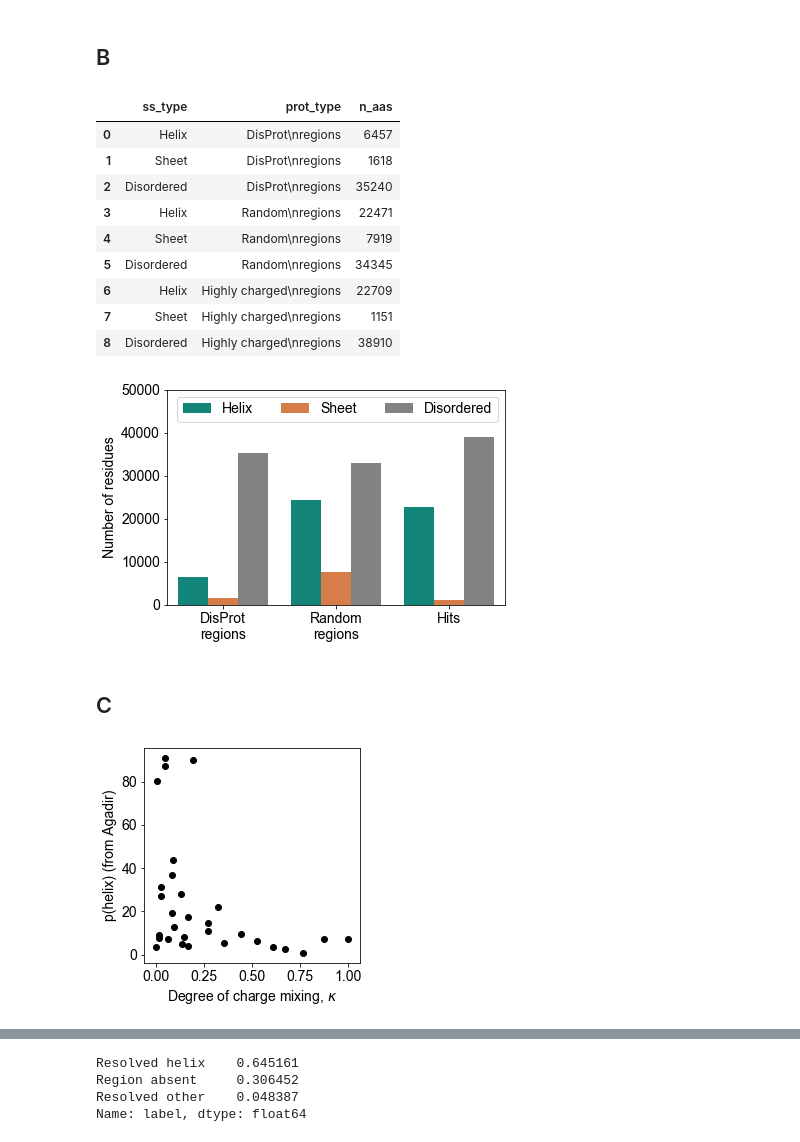
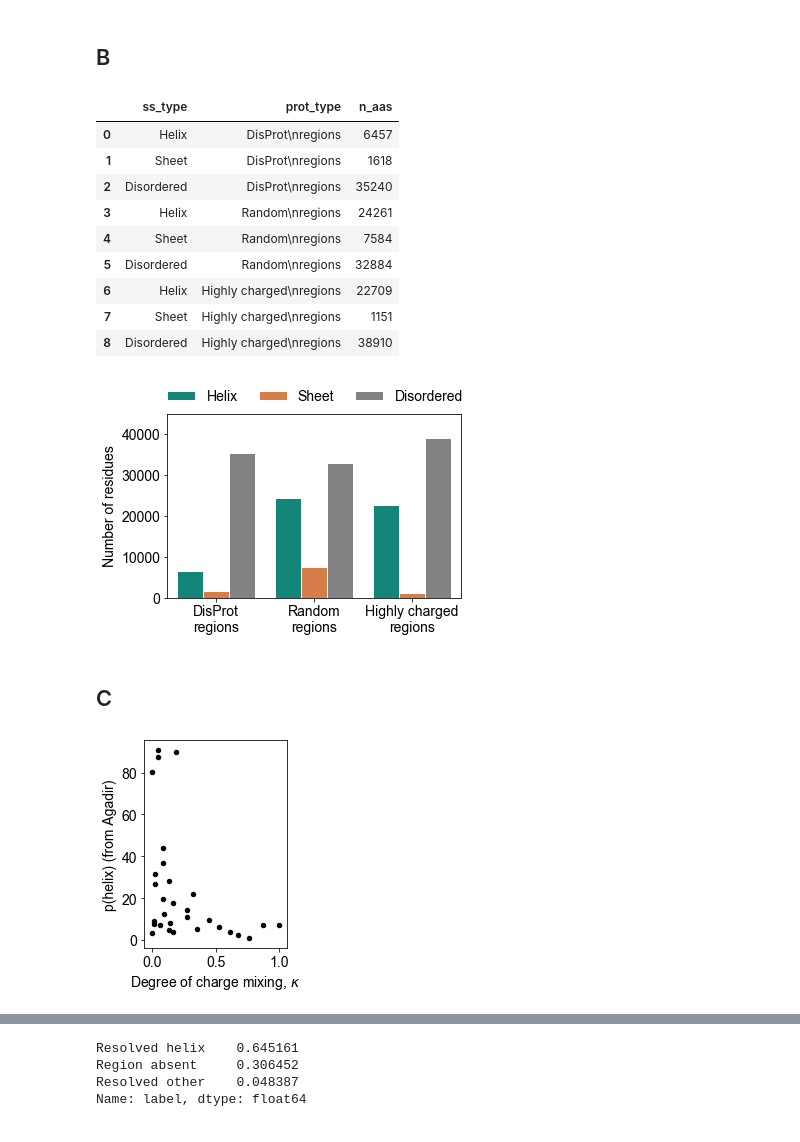
Before and after one commit to rosalindpan/hcrpaper, a Jupyter notebook: figures/Figure2.ipynb, the cells around one changed output, grey strips where cells are left out. Drawn from its saved outputs; the diff is of its cells as text; code cells hidden in the pictures.

Commit message:
figure edits

```diff
--- a/figures/Figure2.ipynb
+++ b/figures/Figure2.ipynb
@@ -29,5 +29,5 @@ cscheme = {'pos':'#0177BB', 'neg':'#CB3627', 'dis':'#828282', 'helix':'#009988',
 seed = 212121
 # %%
 # Filepaths
-path_to_af_data = "/Volumes/DATA/alphafold/UP000002311_559292_YEAST/"
-#path_to_af_data = '/mnt/d/research/drummond-lab/data/UP000002311_559292_YEAST_v2/'
+#path_to_af_data = "/Volumes/DATA/alphafold/UP000002311_559292_YEAST/"
+path_to_af_data = '/mnt/d/research/drummond-lab/data/UP000002311_559292_YEAST_v2/'
@@ -337,24 +351,27 @@ allssdf
 | 0 | Helix | DisProt\nregions | 6457 |
 | 1 | Sheet | DisProt\nregions | 1618 |
 | 2 | Disordered | DisProt\nregions | 35240 |
-| 3 | Helix | Random\nregions | 22471 |
-| 4 | Sheet | Random\nregions | 7919 |
-| 5 | Disordered | Random\nregions | 34345 |
+| 3 | Helix | Random\nregions | 24261 |
+| 4 | Sheet | Random\nregions | 7584 |
+| 5 | Disordered | Random\nregions | 32884 |
 | 6 | Helix | Highly charged\nregions | 22709 |
 | 7 | Sheet | Highly charged\nregions | 1151 |
 | 8 | Disordered | Highly charged\nregions | 38910 |
 # %%
-plt.figure(figsize=(6,4))
-sns.barplot(x="prot_type", y="n_aas", hue='ss_type', data=allssdf, palette=[cscheme['helix'], cscheme['sheet'], cscheme['dis']])
+plt.figure(figsize=(5.5,4))
+sns.barplot(data=allssdf, x="prot_type", y="n_aas", hue='ss_type',
+            palette=[cscheme['helix'], cscheme['sheet'], cscheme['dis']],
+            edgecolor="white")
 plt.xlabel(None)
 plt.ylabel("Number of residues")
-plt.legend(title=None, ncol=3)
-plt.ylim(0,50000)
+plt.legend(title=None, ncol=3, bbox_to_anchor=(1.05, 1.2), frameon=False,
+           columnspacing=1.5)
+plt.ylim(0,45000)
 plt.tight_layout()
-plt.savefig('./plots/Figure3.2B.png', dpi=300)
+plt.savefig('./plots/Figure2B.png', dpi=300)
 plt.show()
 # %% [output]
-[figure, old version]
+[figure, new version]
 # %% [markdown]
 ## C
 # %%
@@ -397,15 +414,15 @@ sv_kappas = [cp.kappa(x) for x in sv_seqs]
 sv_helix_data = np.genfromtxt("../data/agadir/2021-02-04_sv-series_pH-7.txt", skip_header=11)[:, 1::2]
 sv_helix_probs = sv_helix_data[:,-1]
 # %%
-plt.figure(figsize=(4, 4))
-plt.scatter(sv_kappas, sv_helix_probs, color='black')
+plt.figure(figsize=(3, 3.9))
+plt.scatter(sv_kappas, sv_helix_probs, color='black', s=20)
 plt.xlabel("Degree of charge mixing, $\kappa$")
 plt.ylabel("p(helix) (from Agadir)")
 plt.tight_layout()
-plt.savefig('./plots/Figure3.2C.png', dpi=300)
+plt.savefig('./plots/Figure2C.png', dpi=300)
 plt.show()
 # %% [output]
-[figure, old version]
+[figure, new version]
 # %%
 tops_df = pd.read_csv("../data/top-structured-and-unstructured/2021-11-04_highly-structured_scored.csv")
 tops_df = tops_df[tops_df["gene"] != "NPA3"] # I mislabeled this protein because the indexes in PDB were different than SGD
```
Also changed, not shown: parts of 20 cells of this notebook, 23 other files.
